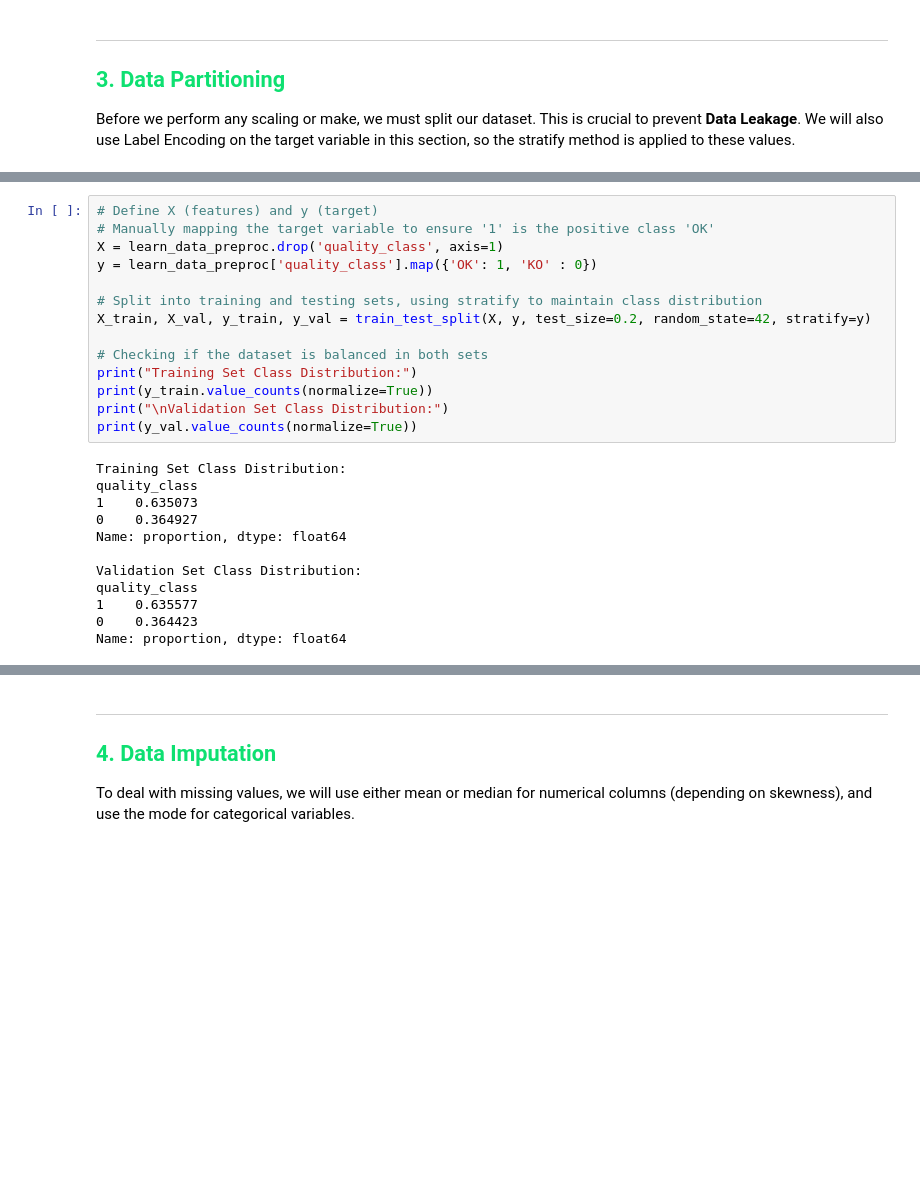
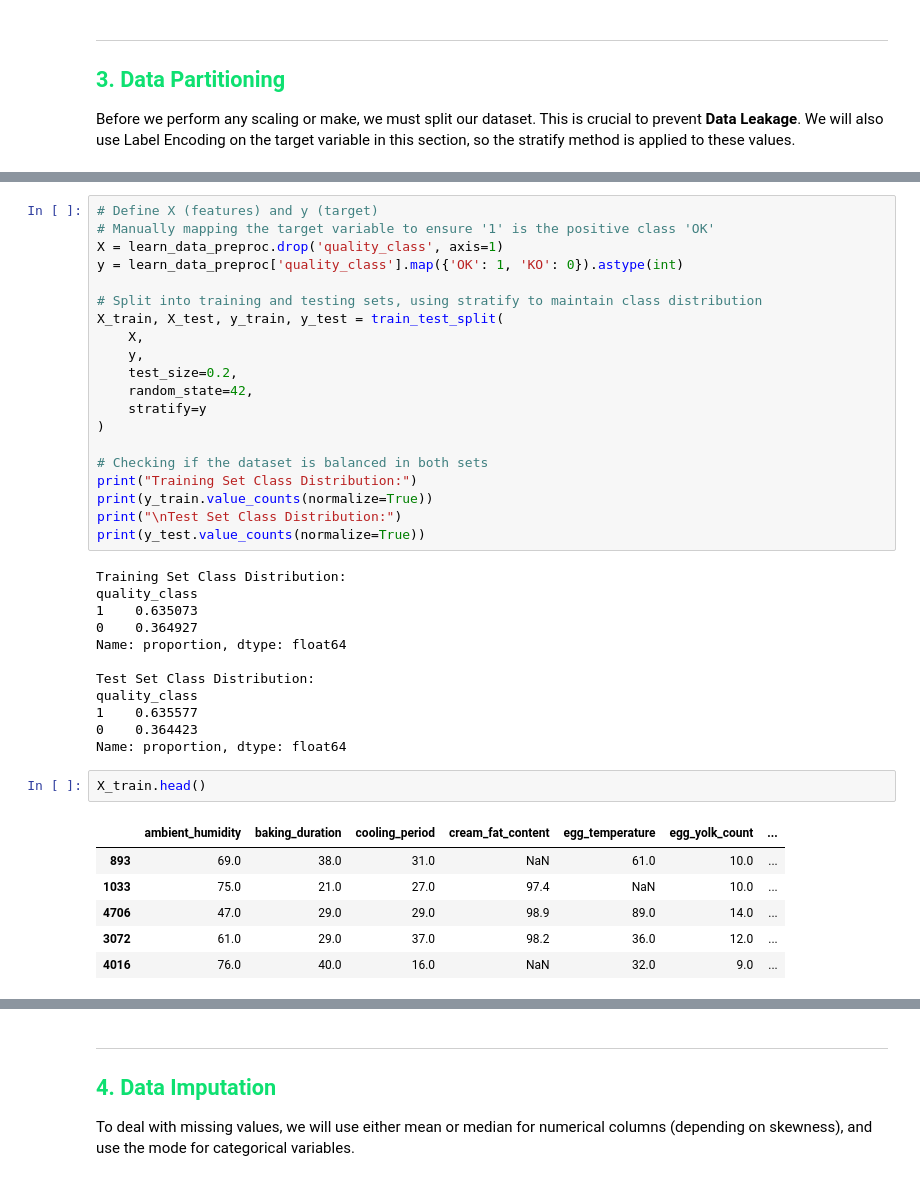
Before and after one commit to gugaffranco/MachineLearning1G08, a Jupyter notebook: ML08_NB2_PREPROCESSING.ipynb, the cells around one changed output, grey strips where cells are left out. Drawn from its saved outputs; the diff is of its cells as text; blank space fills up the shorter version.

```diff
--- a/ML08_NB2_PREPROCESSING.ipynb
+++ b/ML08_NB2_PREPROCESSING.ipynb
@@ -161,16 +224,22 @@ learn_data_preproc.loc[learn_data_preproc['oven_temperature'] > 500, 'oven_tempe
 # Define X (features) and y (target)
 # Manually mapping the target variable to ensure '1' is the positive class 'OK'
 X = learn_data_preproc.drop('quality_class', axis=1)
-y = learn_data_preproc['quality_class'].map({'OK': 1, 'KO' : 0})
+y = learn_data_preproc['quality_class'].map({'OK': 1, 'KO': 0}).astype(int)
 
 # Split into training and testing sets, using stratify to maintain class distribution
-X_train, X_val, y_train, y_val = train_test_split(X, y, test_size=0.2, random_state=42, stratify=y)
+X_train, X_test, y_train, y_test = train_test_split(
+    X,
+    y,
+    test_size=0.2,
+    random_state=42,
+    stratify=y
+)
 
 # Checking if the dataset is balanced in both sets
 print("Training Set Class Distribution:")
 print(y_train.value_counts(normalize=True))
-print("\nValidation Set Class Distribution:")
-print(y_val.value_counts(normalize=True))
+print("\nTest Set Class Distribution:")
+print(y_test.value_counts(normalize=True))
 # %% [output]
 Training Set Class Distribution:
 quality_class
@@ -178,8 +247,17 @@ quality_class
 0    0.364927
 Name: proportion, dtype: float64
 
-Validation Set Class Distribution:
+Test Set Class Distribution:
 quality_class
 1    0.635577
 0    0.364423
 Name: proportion, dtype: float64
+# %%
+X_train.head()
+# %% [output]
+|  | ambient_humidity | baking_duration | cooling_period | cream_fat_content | egg_temperature | egg_yolk_count | ... |
+| 893 | 69.0 | 38.0 | 31.0 | NaN | 61.0 | 10.0 | ... |
+| 1033 | 75.0 | 21.0 | 27.0 | 97.4 | NaN | 10.0 | ... |
+| 4706 | 47.0 | 29.0 | 29.0 | 98.9 | 89.0 | 14.0 | ... |
+| 3072 | 61.0 | 29.0 | 37.0 | 98.2 | 36.0 | 12.0 | ... |
+| 4016 | 76.0 | 40.0 | 16.0 | NaN | 32.0 | 9.0 | ... |
```
Also changed, not shown: parts of 26 cells of this notebook, 1 other file.
